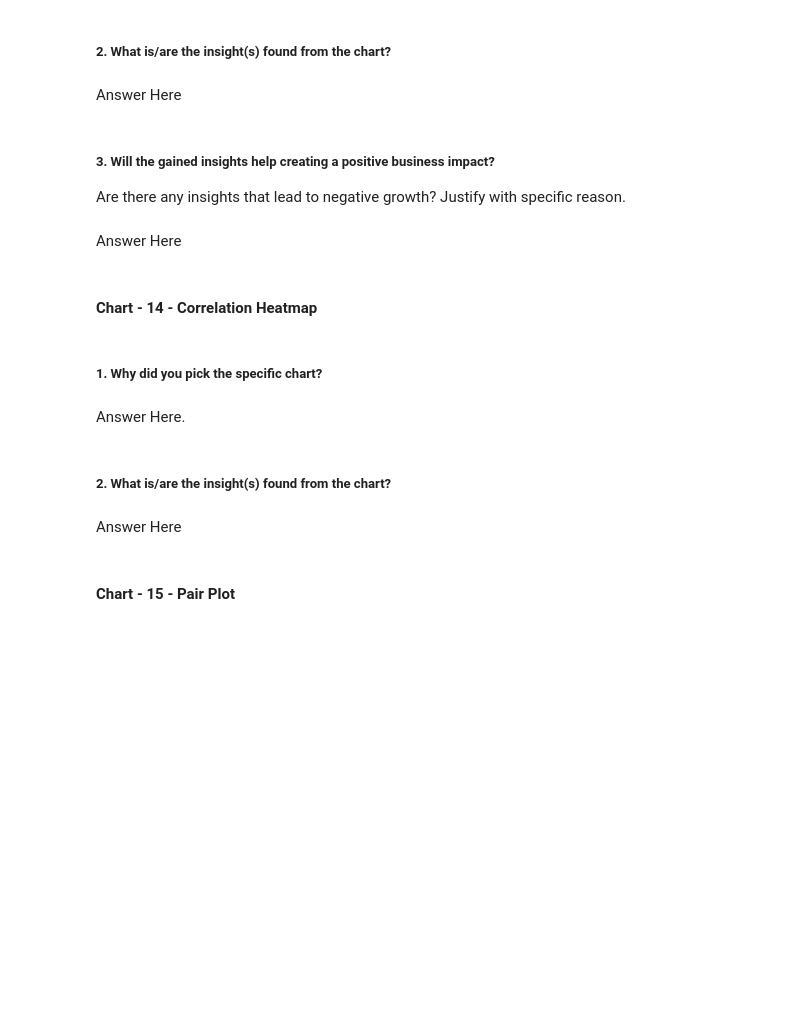
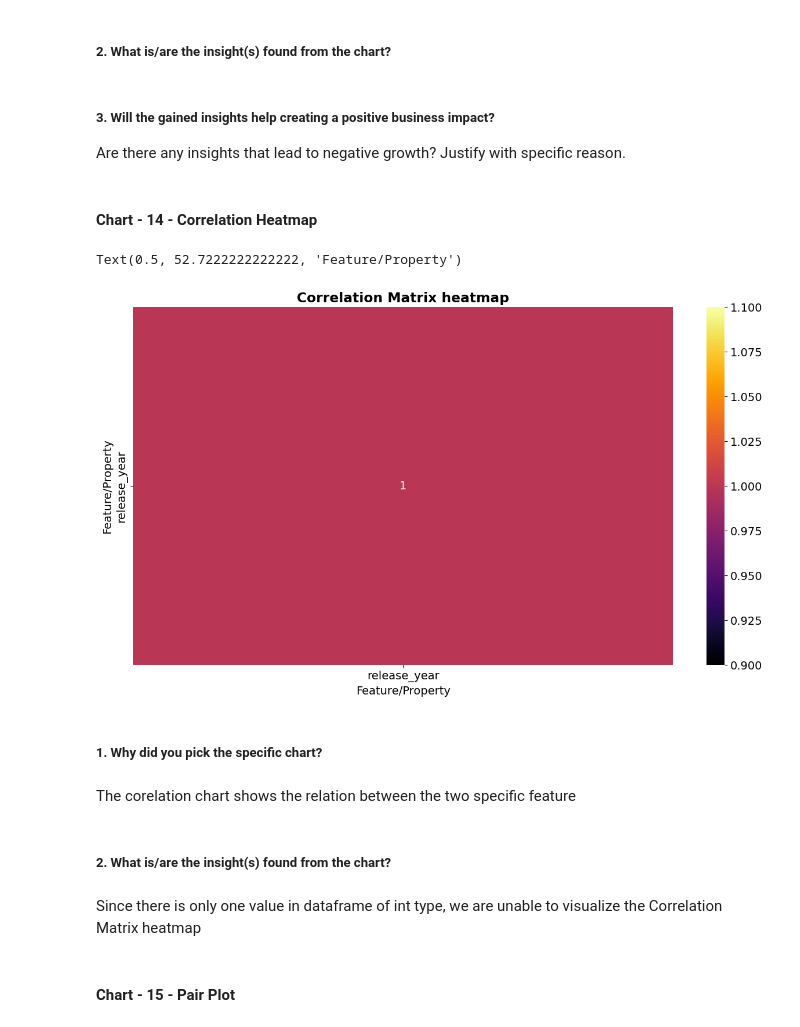
Before and after one commit to saraswatiyangandul20/NetflixMoviesAndTVShowsClustering, a Jupyter notebook: NetflixMoviesAndTVShowsClustering.ipynb, the cells around one changed output. Saved outputs shown, nothing was run; the diff lists cells and outputs as text; code cells hidden in the pictures; blank space fills up the shorter version.

```diff
--- a/NetflixMoviesAndTVShowsClustering.ipynb
+++ b/NetflixMoviesAndTVShowsClustering.ipynb
@@ -837,11 +840,7 @@ Answer Here.
 # %% [markdown]
 ##### 2. What is/are the insight(s) found from the chart?
-# %% [markdown]
-Answer Here
 # %% [markdown]
 ##### 3. Will the gained insights help creating a positive business impact?
 Are there any insights that lead to negative growth? Justify with specific reason.
-# %% [markdown]
-Answer Here
 # %% [markdown]
 #### Chart - 14 - Correlation Heatmap
@@ -850,10 +847,24 @@ Answer Here
+# %%
+# Correlation Heatmap visualization code
+corr_matrix = df.corr()
+plt.figure(figsize=(15,8))
+# Plot heatmap
+sns.heatmap(corr_matrix, annot=True, cmap='inferno')
+
+#setting labels to infer the plot
+plt.title('Correlation Matrix heatmap')
+plt.ylabel('Feature/Property')
+plt.xlabel('Feature/Property')
+# %% [output]
+Text(0.5, 52.7222222222222, 'Feature/Property')
+[figure, added]
 # %% [markdown]
 ##### 1. Why did you pick the specific chart?
-# %% [markdown]
-Answer Here.
+# %% [markdown]
+The corelation chart shows the relation between the two specific feature
 # %% [markdown]
 ##### 2. What is/are the insight(s) found from the chart?
-# %% [markdown]
-Answer Here
+# %% [markdown]
+Since there is only one value in dataframe of int type, we are unable to visualize the Correlation Matrix heatmap
 # %% [markdown]
 #### Chart - 15 - Pair Plot
```
Also changed, not shown: parts of 23 cells of this notebook.
